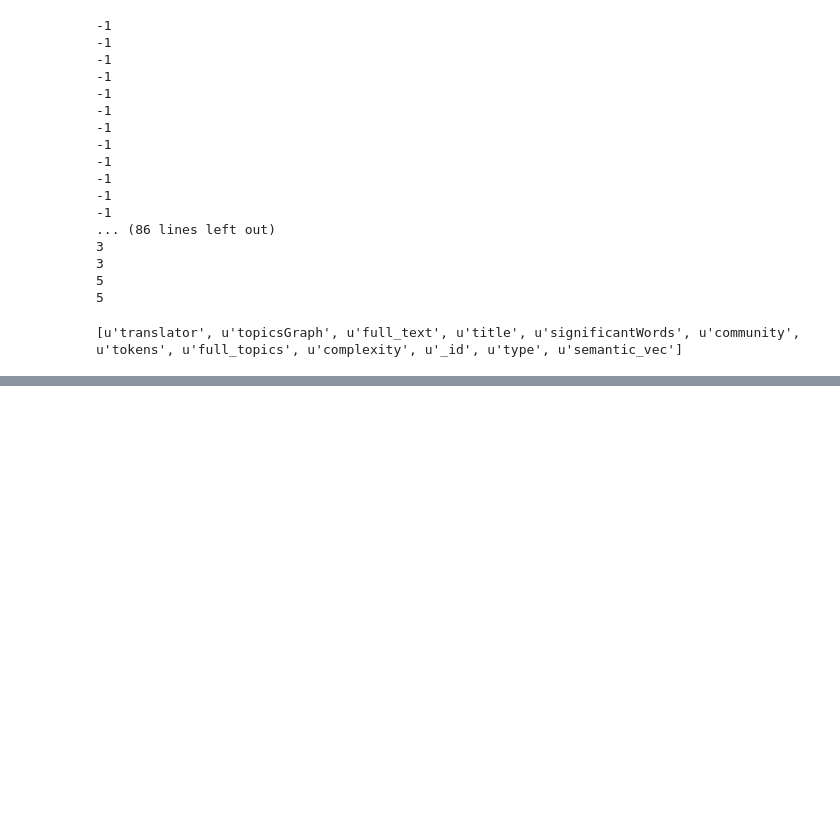
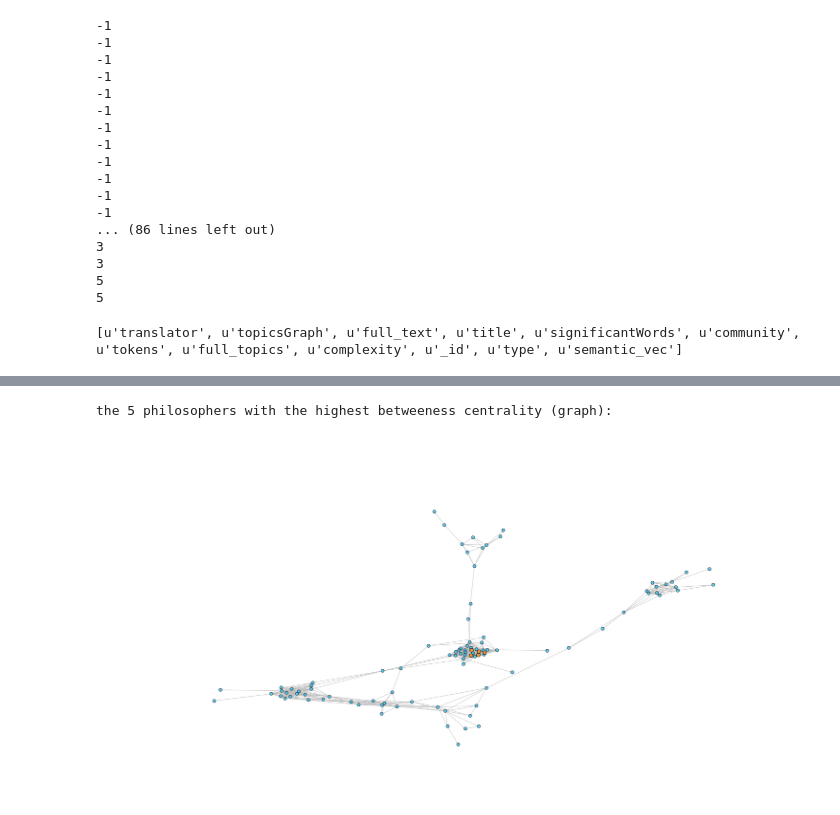
Before and after one commit to vlievin/deep-reader-lda, a Jupyter notebook: graph analysis.ipynb, the cells around one changed output, grey strips where cells are left out. Drawn from its saved outputs; the diff is of its cells as text; code cells hidden in the pictures; blank space fills up the shorter version.

```diff
--- a/graph analysis.ipynb
+++ b/graph analysis.ipynb
@@ -229,0 +260,2 @@ ObjectId('566587469f5c8d2494e4f78c')
+# %%
+eigen = nx.eigenvector_centrality(G)
@@ -229,0 +271,9 @@ ObjectId('566587469f5c8d2494e4f78c')
+# %%
+
+%matplotlib inline
+matplotlib.rcParams['figure.figsize'] = (20.0, 10.0)
+print "the 5 philosophers with the highest betweeness centrality (graph):"
+drawHighlighted( GCC, sorted( eigen, key = eigen.get, reverse = True )[:5])
+# %% [output]
+the 5 philosophers with the highest betweeness centrality (graph):
+[figure, added]
```
Also changed, not shown: parts of 7 cells of this notebook, 1 other file.
